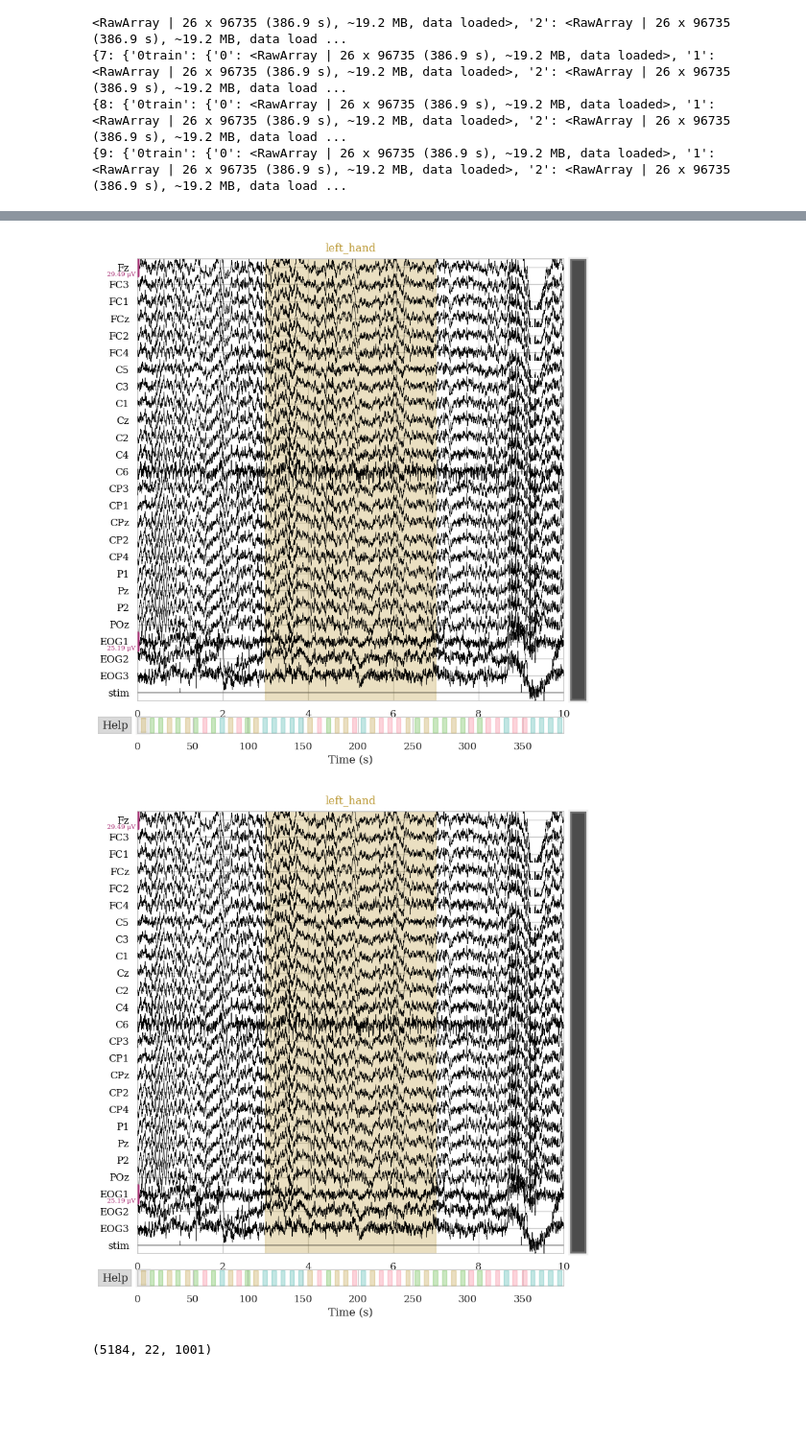
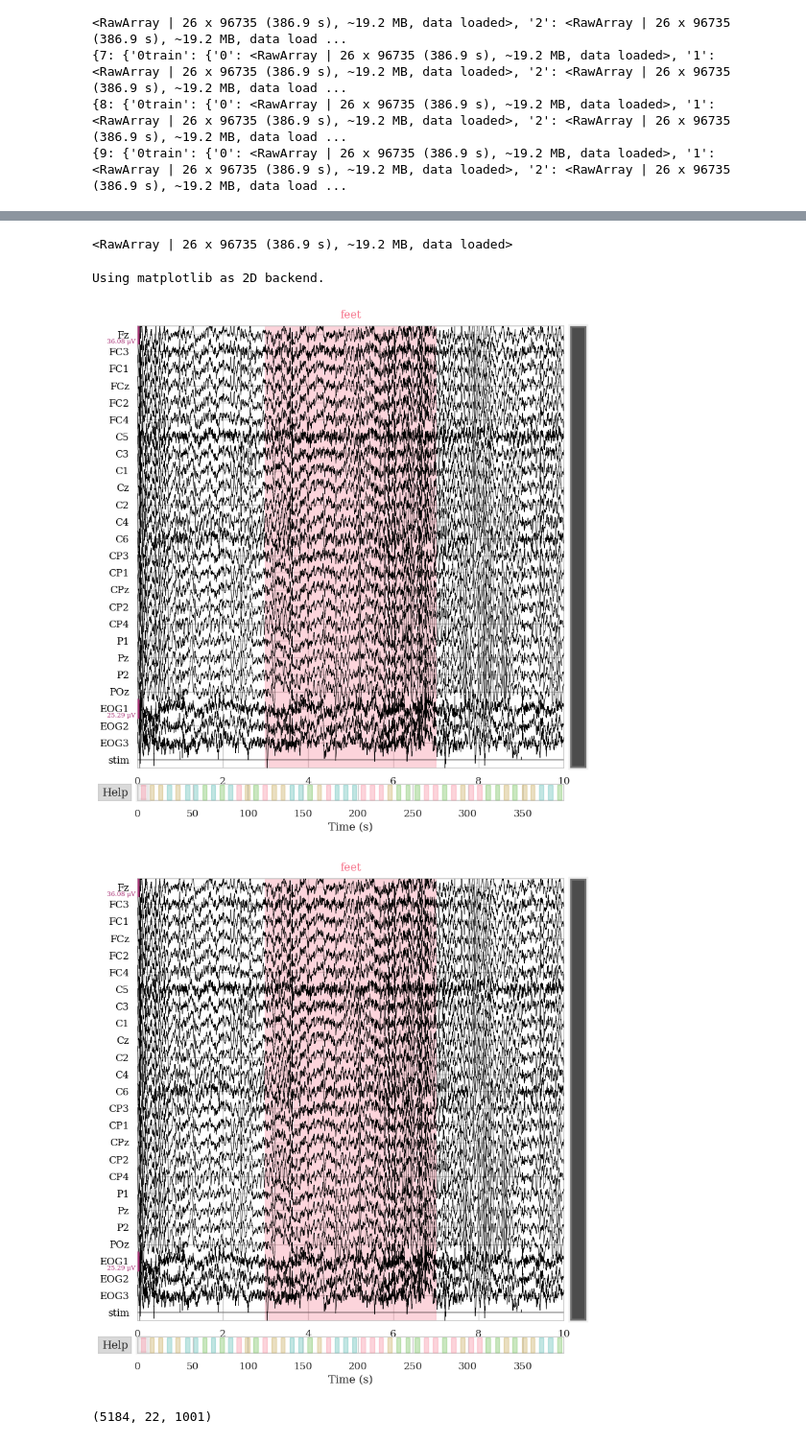
Before and after one commit to Bobbabo/moabb_Private_Encoder_Thesis, a Jupyter notebook: dataVis.ipynb, the cells around one changed output, grey strips where cells are left out. Shown at 96% size. Drawn from its saved outputs; the diff is of its cells as text; code cells hidden in the pictures; blank space fills up the shorter version.

```diff
--- a/dataVis.ipynb
+++ b/dataVis.ipynb
@@ -53,16 +40,21 @@ Choosing from all possible events
+# %%
+print(data[9]['0train']['1'])
+# %% [output]
+<RawArray | 26 x 96735 (386.9 s), ~19.2 MB, data loaded>
 # %%
 import mne
 
 # Assuming 'data' is your dictionary holding the dataset for subject 1
 # Example: We'll take the first trial from the training set for subject 1
 #subject_data = dataset.get_data([1])  # Change [1] to any other subject ID if needed
-raw_data = data[3]['0train']['0']  # Select the first trial from training data
+raw_data = data[9]['0train']['1']  # Select the first trial from training data
 
 # Plot a sample of the data
 raw_data.plot(n_channels=26, scalings='auto', show=True)
 # %% [output]
+Using matplotlib as 2D backend.
-[figure, old version]
+[figure, new version]
-[figure, old version]
+[figure, new version]
 # %%
 print(X.shape)
 # %% [output]
```
Also changed, not shown: parts of 30 cells of this notebook, 7 other files.
